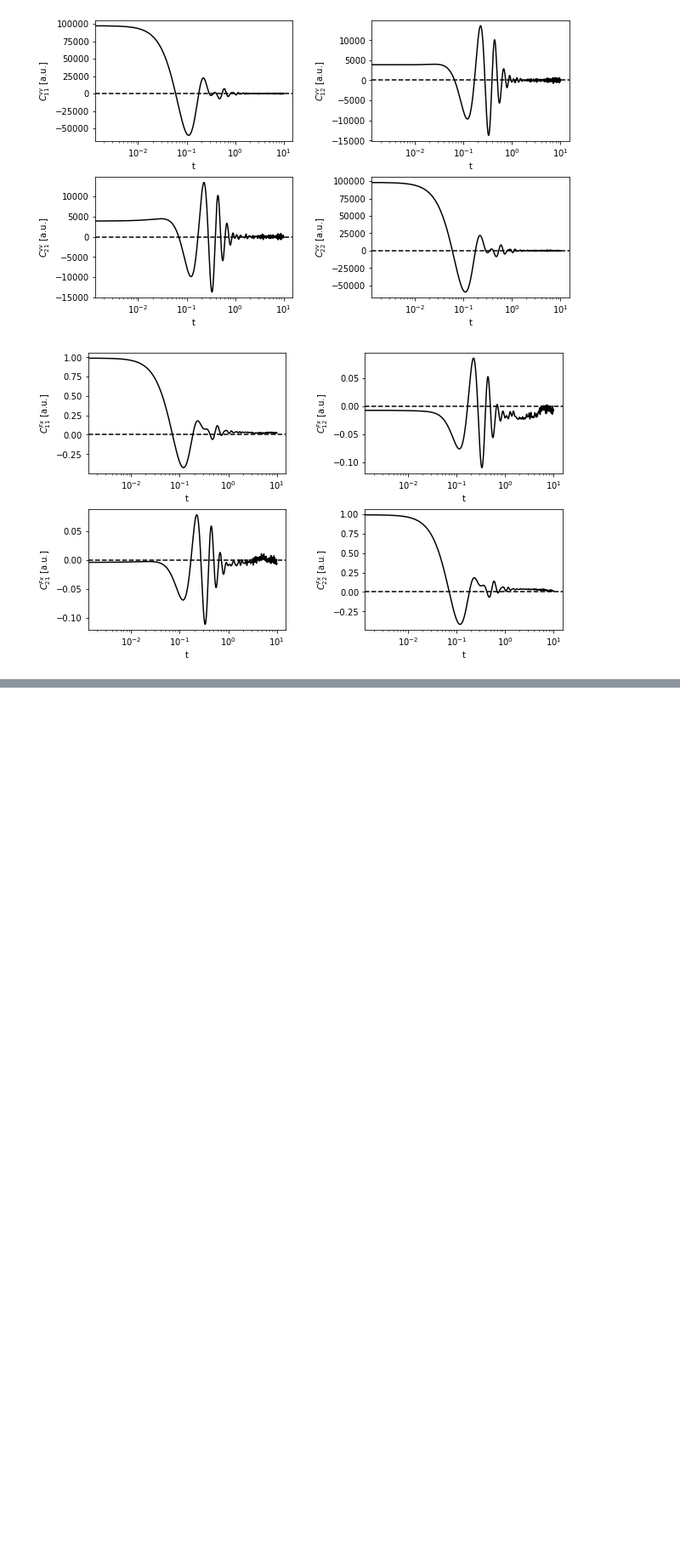
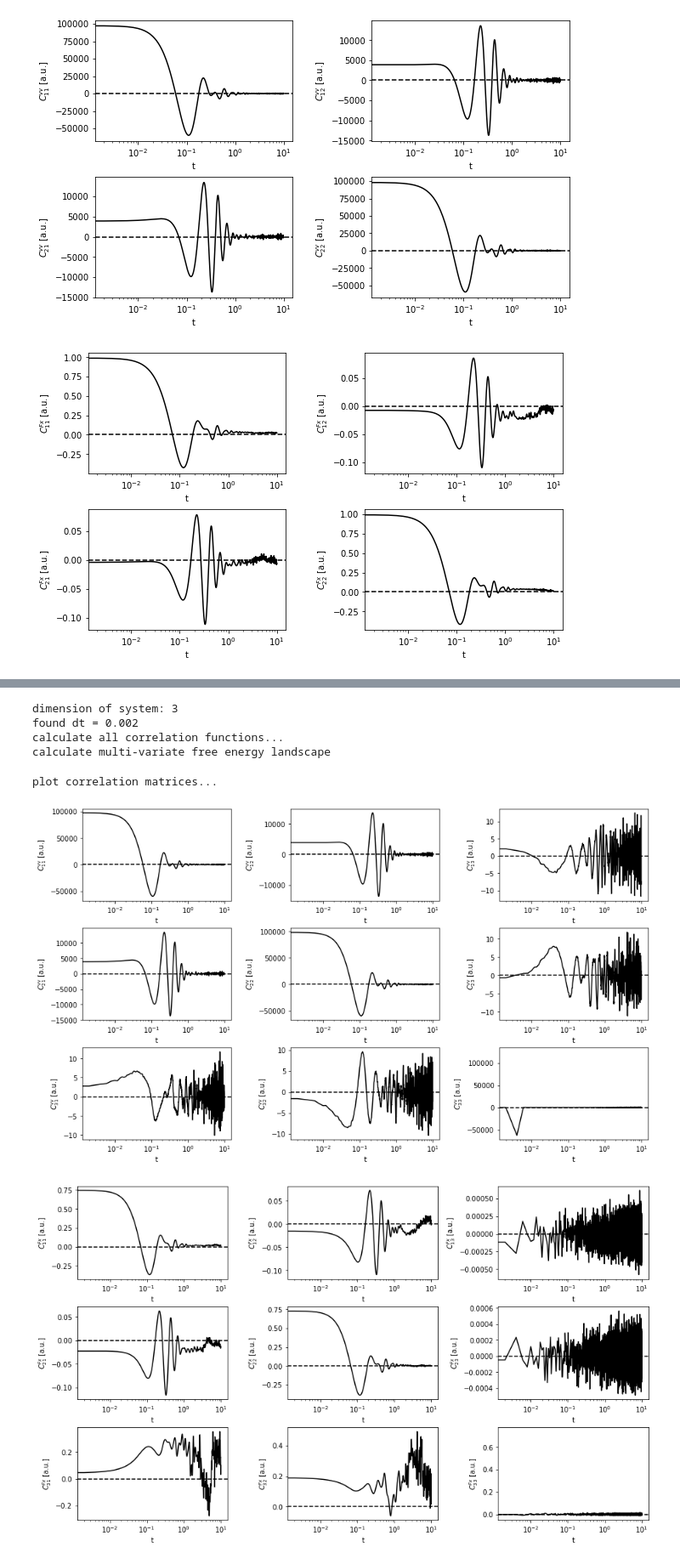
Before and after one commit to luca-pythia/multimems, a Jupyter notebook: example/example_extraction.ipynb, the cells around one changed output, grey strips where cells are left out. Shown: that part at 85% size. Cells and saved outputs as stored; diff of their text form; code cells hidden in the pictures; blank space fills up the shorter version.

```diff
--- a/example/example_extraction.ipynb
+++ b/example/example_extraction.ipynb
@@ -94,0 +92,6 @@ xvaf.head()
+# %%
+xvaf1=xvframe(theta,np.gradient(theta,dt),t,fix_time=True)
+xvaf2=xvframe(phi,np.gradient(phi,dt),t,fix_time=True)
+#create concatenated dataframe
+xvaf = xvaf1.join(xvaf2, how='outer', lsuffix='_1', rsuffix='_2')
+xvaf.head()
@@ -123,0 +138,12 @@ plot kernel entries...
+# %%
+xvaf1=xvframe(theta,np.gradient(theta,dt),t,fix_time=True)
+xvaf2=xvframe(phi,np.gradient(phi,dt),t,fix_time=True)
+xvaf3=xvframe(np.random.normal(0,1,len(theta)),np.gradient(np.random.normal(0,1,len(theta)),dt),t,fix_time=True)
+
+#create concatenated dataframe
+xvaf = xvaf1.join(xvaf2, how='outer', lsuffix='_1', rsuffix='_2')
+xvaf3.columns = ['t_3', 'x_3', 'v_3']
+
+xvaf = xvaf.join(xvaf3, how='outer')
+
+xvaf.head()
@@ -123,0 +158,11 @@ plot kernel entries...
+# %%
+mm = multi_dim_gle(trunc = 10, bins = 200, kT =2.494, free_energy = 'MV',physical = True,diagonal_mass = False,plot=True)
+t_corr, v_corr_matrix,xU_corr_matrix,force_funcs = mm.compute_correlations_G(xvaf)
+# %% [output]
+dimension of system: 3
+found dt = 0.002
+calculate all correlation functions...
+calculate multi-variate free energy landscape
+plot correlation matrices...
+[figure, added]
+[figure, added]
```
Also changed, not shown: parts of 13 cells of this notebook, 1 other file.
